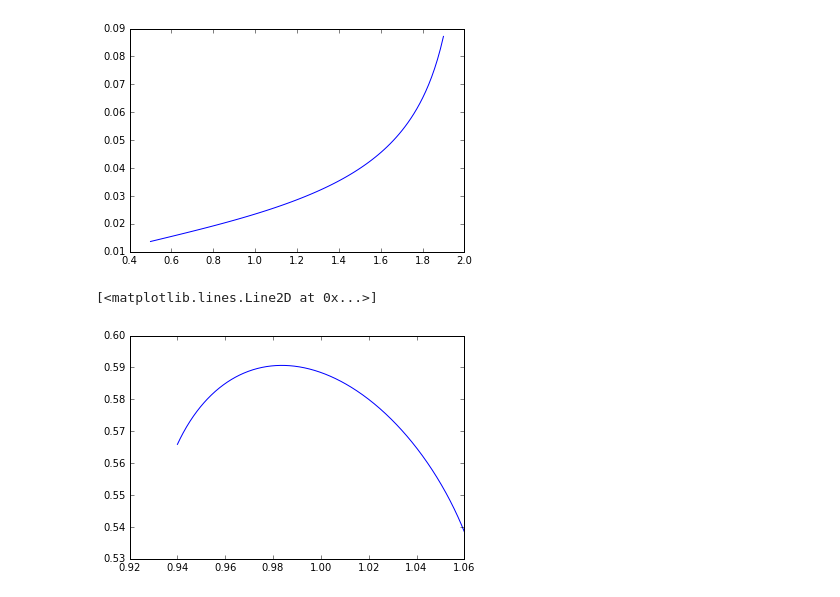
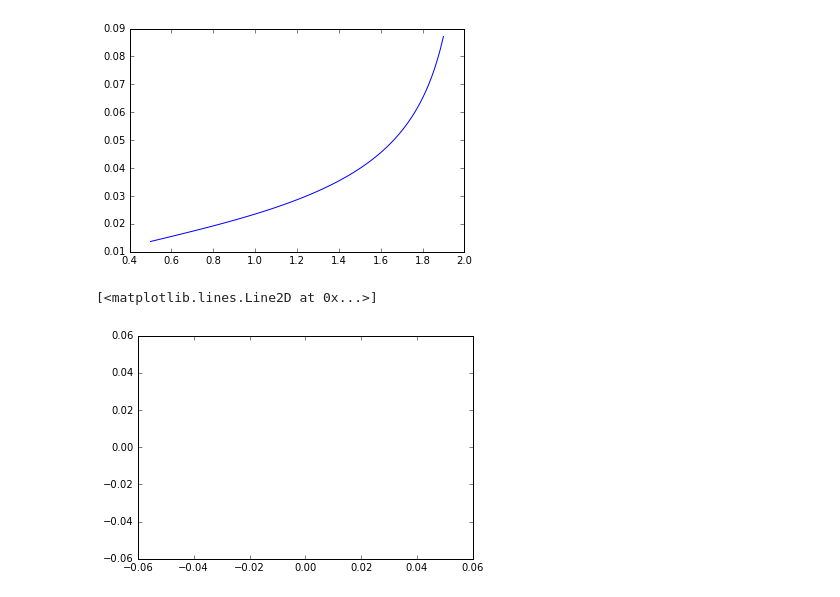
Before and after one commit to silburt/rebound, a Jupyter notebook: ipython_examples/HERMES_AutoHSF_Derivation.ipynb, the cells around one changed output. Cells and saved outputs as stored; diff of their text form; code cells hidden in the pictures.

```diff
--- a/ipython_examples/HERMES_AutoHSF_Derivation.ipynb
+++ b/ipython_examples/HERMES_AutoHSF_Derivation.ipynb
@@ -60,25 +75,25 @@ plt.plot(r,dv)
 # %%
 #2-d case - maximum exists
 mu = 1
 a1 = 1
 a2 = 1.2
 e1 = 0.07
-e2 = 0.5
-r = np.linspace(0.94,1.06,500)
+e2 = 0.1
+r = np.linspace(0.5,1.5,500)
 
-n1 = sqrt(mu/(a1**3))
-n2 = sqrt(mu/(a2**3))
+n1 = np.sqrt(mu/(a1**3))
+n2 = np.sqrt(mu/(a2**3))
 cosf1 = (a1*(1-e1*e1)/r - 1)/e1
 cosf2 = (a2*(1-e2*e2)/r - 1)/e2
 sinf1 = np.sqrt(1 - cosf1*cosf1)         #these are +/-
 sinf2 = -np.sqrt(1 - cosf2*cosf2)        #these are +/-
-v1_phi = n1*a1/sqrt(1-e1*e1)*(1+e1*cosf1)
-v1_r = n1*a1/sqrt(1-e1*e1)*(e1*sinf1)
-v2_phi = n2*a2/sqrt(1-e2*e2)*(1+e2*cosf2)
-v2_r = n2*a2/sqrt(1-e2*e2)*(e2*sinf2)
+v1_phi = n1*a1/np.sqrt(1-e1*e1)*(1+e1*cosf1)
+v1_r = n1*a1/np.sqrt(1-e1*e1)*(e1*sinf1)
+v2_phi = n2*a2/np.sqrt(1-e2*e2)*(1+e2*cosf2)
+v2_r = n2*a2/np.sqrt(1-e2*e2)*(e2*sinf2)
 
 dv = ((v1_phi - v2_phi)**2 + (v1_r - v2_r)**2)**(0.5)
 plt.plot(r,dv)
 # %% [output]
 [<matplotlib.lines.Line2D at 0x...>]
-[figure, old version]
+[figure, new version]
```
Also changed, not shown: parts of 2 cells of this notebook.
